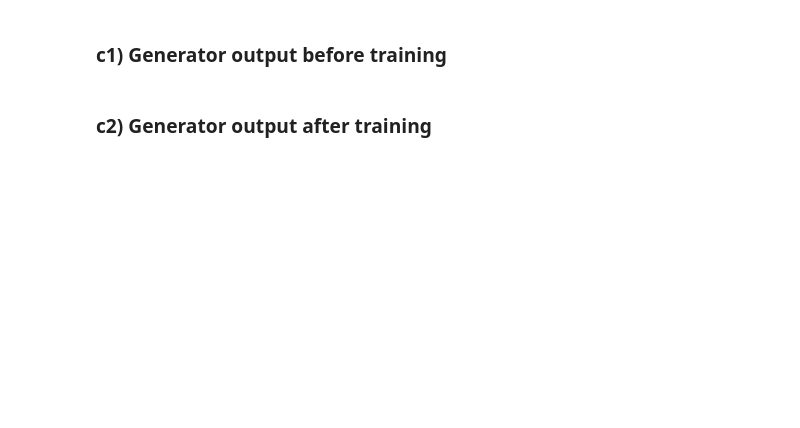
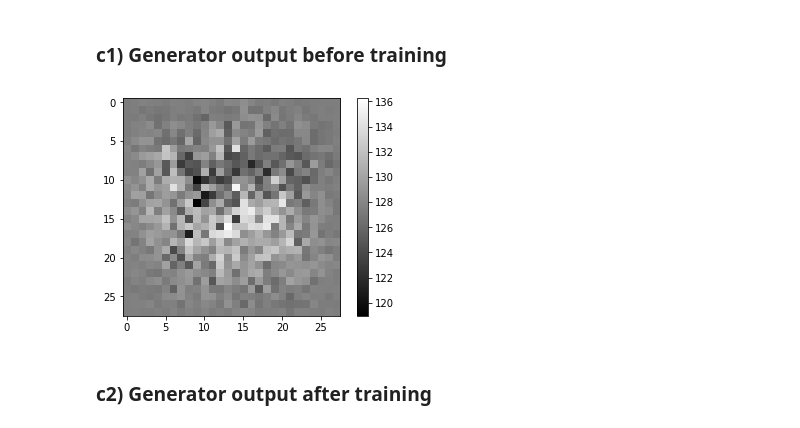
Before and after one commit to PaprikaSteiger/CNN_GAN_tensorflow_vs_pytorch, a Jupyter notebook: cnngan_tensorflow.ipynb, the cells around one changed output. Saved outputs shown, nothing was run; the diff lists cells and outputs as text; code cells hidden in the pictures; blank space fills up the shorter version.

```diff
--- a/cnngan_tensorflow.ipynb
+++ b/cnngan_tensorflow.ipynb
@@ -144,6 +145,7 @@ def generator_model():
 generator = generator_model()
 # %%
 # generated image not trained
-fake_im_not_trained = generator(tf.random.normal([1, 1, 1, 100], 0, 1, tf.float32))
+fake_im_not_trained = generator(tf.random.normal([1, 1, 1, 100], 0.5, 0.5, tf.float32))
 fake_im_not_trained.shape
+tf.random.normal([1, 1, 1, 100], 0.5, 0.5, tf.float32)
 # %% [output]
@@ -401,13 +422,16 @@ print(train_losses_discriminator_tf)
 # %% [markdown]
 ### c1) Generator output before training
 # %%
-fake_im_not_trained = fake_im_not_trained.numpy() * 255
-fake_im_not_trained = fake_im_not_trained.reshape((28,28))
+#fake_im_not_trained = fake_im_not_trained.numpy() * 255
+#fake_im_not_trained = fake_im_not_trained.reshape((28,28))
 plt.figure()
 plt.imshow(fake_im_not_trained, cmap='gray')
+#plt.clim(0, 255)
 plt.colorbar()
 plt.grid(False)
 plt.show()
+# %% [output]
+[figure, added]
 # %% [markdown]
 ### c2) Generator output after training
 # %%
```
Also changed, not shown: parts of 20 cells of this notebook, 1 other file.
